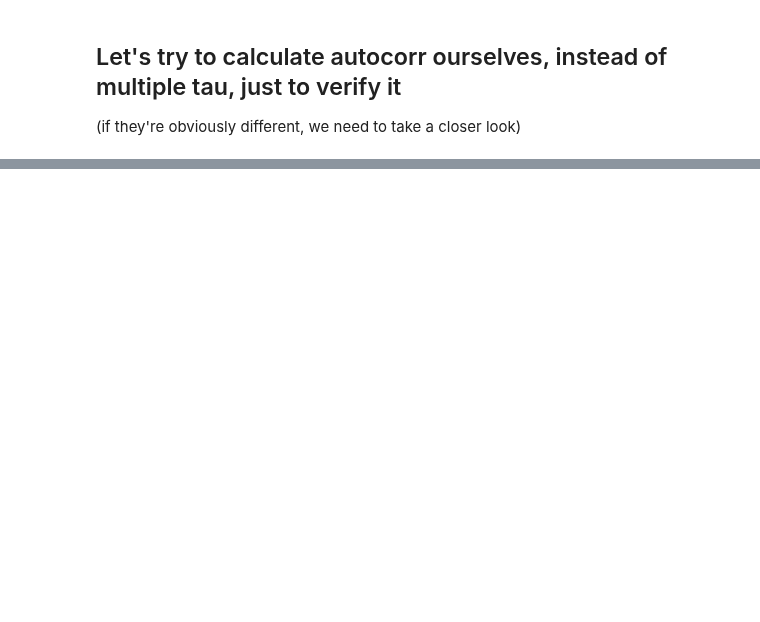
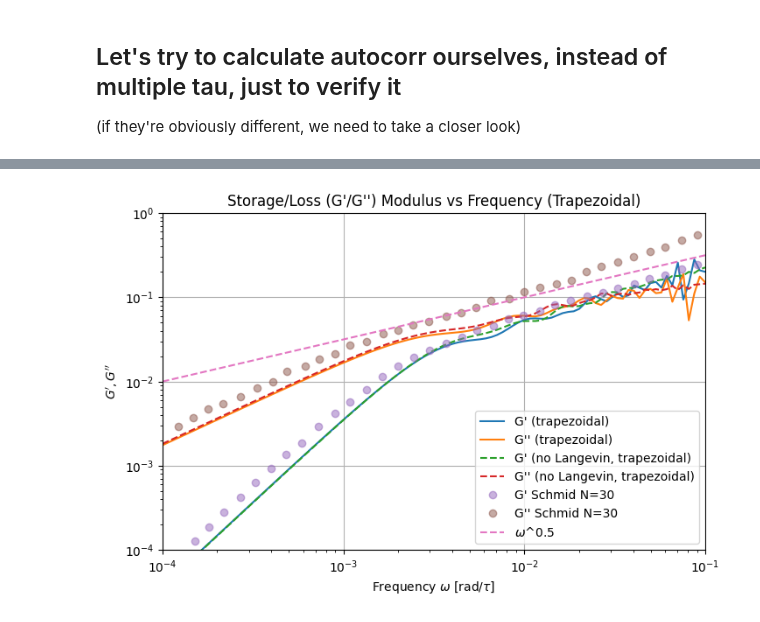
Before and after one commit to anotherbeaver/amine_polymers, a Jupyter notebook: storage_loss_moduli_polymer.ipynb, the cells around one changed output, grey strips where cells are left out. Cells and saved outputs as stored; diff of their text form; code cells hidden in the pictures; blank space fills up the shorter version.

```diff
--- a/storage_loss_moduli_polymer.ipynb
+++ b/storage_loss_moduli_polymer.ipynb
@@ -485,0 +602,31 @@ box_size = 45.4873203905191 # assuming cube box
+# %%
+Gp = []
+Gpp = []
+
+for ome in omega:
+
+    gp = ome * np.trapezoid(prepped_G_t_multitau * np.sin(ome * prepped_time), prepped_time)
+    gpp = ome * np.trapezoid(prepped_G_t_multitau * np.cos(ome * prepped_time), prepped_time)
+    Gp.append(gp)
+    Gpp.append(gpp)
+
+fig = plt.figure(figsize=(8, 5))
+plt.xscale('log')
+plt.yscale('log')
+plt.loglog(omega, Gp, label="G' (trapezoidal)")
+plt.loglog(omega, Gpp, label="G'' (trapezoidal)")
+plt.loglog(omega, Gp_no_langevin, linestyle='--', label="G' (no Langevin, trapezoidal)")
+plt.loglog(omega, Gpp_no_langevin, linestyle='--', label="G'' (no Langevin, trapezoidal)")
+plt.loglog(data_schmid_gpgpp['omega_Gp'], data_schmid_gpgpp['Gp'], 'o', label="G' Schmid N=30", alpha=0.5)
+plt.loglog(data_schmid_gpgpp['omega_Gpp'],  data_schmid_gpgpp['Gpp'], 'o', label="G'' Schmid N=30", alpha=0.5)
+plt.loglog(omega, omega**0.5, linestyle='--', label=f"$\omega$^{0.5}")
+plt.xlabel(r'Frequency $\omega$ [rad/$\tau$]')
+plt.ylabel("$G', G''$")
+plt.xlim([1e-4, 1e-1])
+plt.ylim([1e-4, 1e0])
+plt.title("Storage/Loss (G'/G'') Modulus vs Frequency (Trapezoidal)")
+plt.grid()
+plt.legend()
+plt.show()
+# %% [output]
+[figure, added]
```
Also changed, not shown: parts of 19 cells of this notebook, 7 other files.
